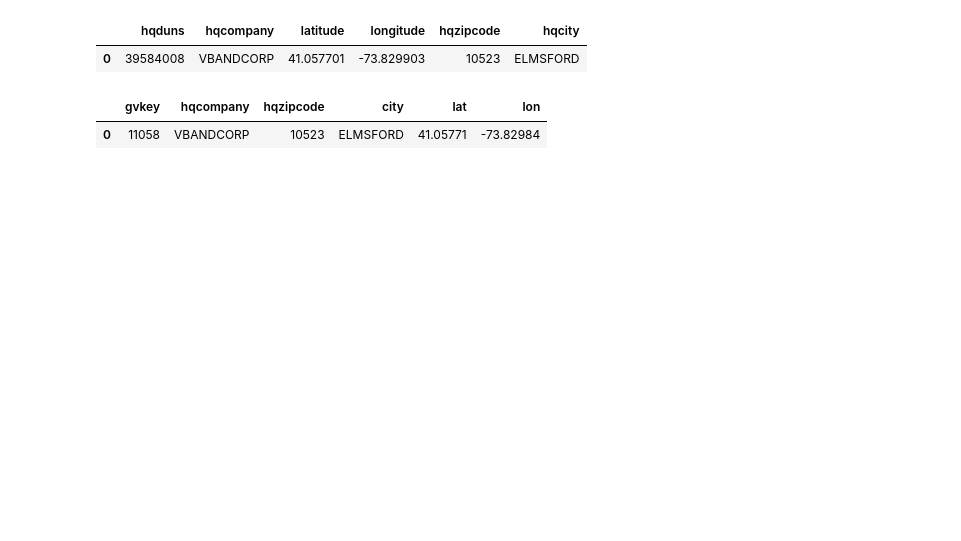
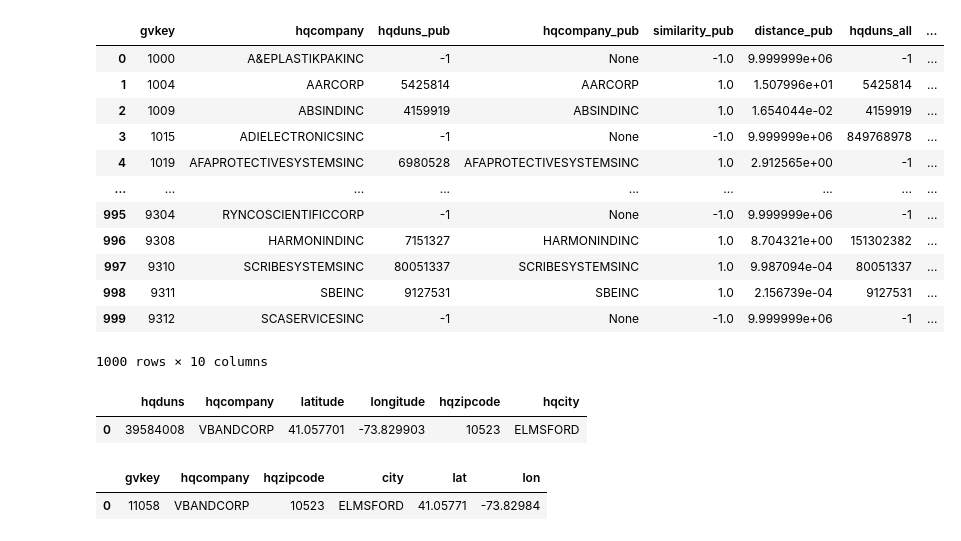
Before and after one commit to MarisLeander/name_matching, a Jupyter notebook: test_file.ipynb, the cells around one changed output. Drawn from its saved outputs; the diff is of its cells as text; code cells hidden in the pictures; blank space fills up the shorter version.

```diff
--- a/test_file.ipynb
+++ b/test_file.ipynb
@@ -6,3 +6,4 @@ import pandas as pd
 con = db.connect(database='database.db', read_only=False)
 # %%
 matched = pd.read_csv('S:/Users/Hiwi/Maris/name_matching/Data/matched.csv')
+matched_new = con.execute('SELECT * FROM matched').fetchdf()
@@ -23,3 +27,19 @@ matched.head(10)
+# %%
+matched_new.sort_values(by=['gvkey'])
+# %% [output]
+|  | gvkey | hqcompany | hqduns_pub | hqcompany_pub | similarity_pub | distance_pub | hqduns_all | ... |
+| 0 | 1000 | A&EPLASTIKPAKINC | -1 | None | -1.0 | 9.999999e+06 | -1 | ... |
+| 1 | 1004 | AARCORP | 5425814 | AARCORP | 1.0 | 1.507996e+01 | 5425814 | ... |
+| 2 | 1009 | ABSINDINC | 4159919 | ABSINDINC | 1.0 | 1.654044e-02 | 4159919 | ... |
+| 3 | 1015 | ADIELECTRONICSINC | -1 | None | -1.0 | 9.999999e+06 | 849768978 | ... |
+| 4 | 1019 | AFAPROTECTIVESYSTEMSINC | 6980528 | AFAPROTECTIVESYSTEMSINC | 1.0 | 2.912565e+00 | -1 | ... |
+| ... | ... | ... | ... | ... | ... | ... | ... | ... |
+| 995 | 9304 | RYNCOSCIENTIFICCORP | -1 | None | -1.0 | 9.999999e+06 | -1 | ... |
+| 996 | 9308 | HARMONINDINC | 7151327 | HARMONINDINC | 1.0 | 8.704321e+00 | 151302382 | ... |
+| 997 | 9310 | SCRIBESYSTEMSINC | 80051337 | SCRIBESYSTEMSINC | 1.0 | 9.987094e-04 | 80051337 | ... |
+| 998 | 9311 | SBEINC | 9127531 | SBEINC | 1.0 | 2.156739e-04 | 9127531 | ... |
+| 999 | 9312 | SCASERVICESINC | -1 | None | -1.0 | 9.999999e+06 | -1 | ... |
+1000 rows × 10 columns
 # %%
 con.execute('SELECT * FROM nets_all WHERE hqduns = 39584008').fetchdf()
 # %% [output]
```
Also changed, not shown: parts of 3 cells of this notebook, 3 other files.
